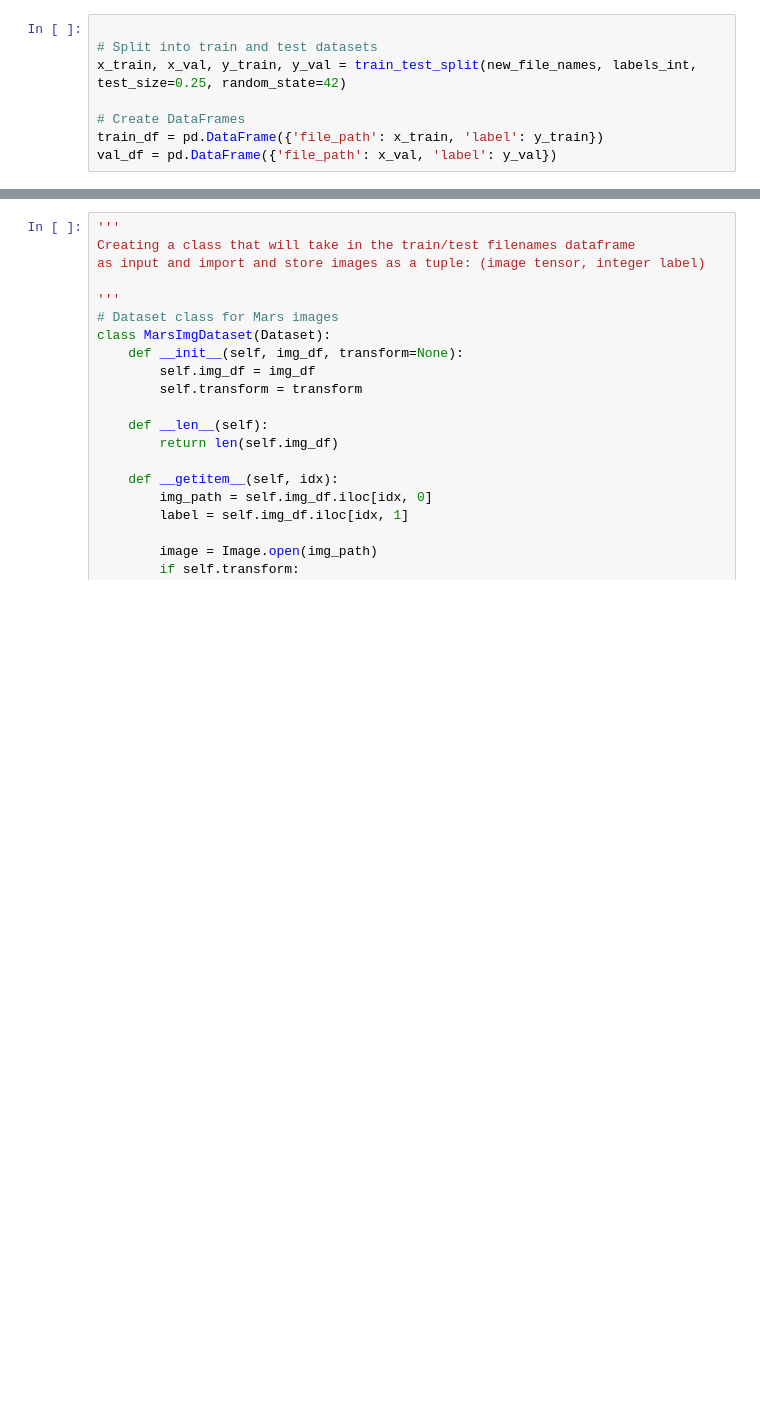
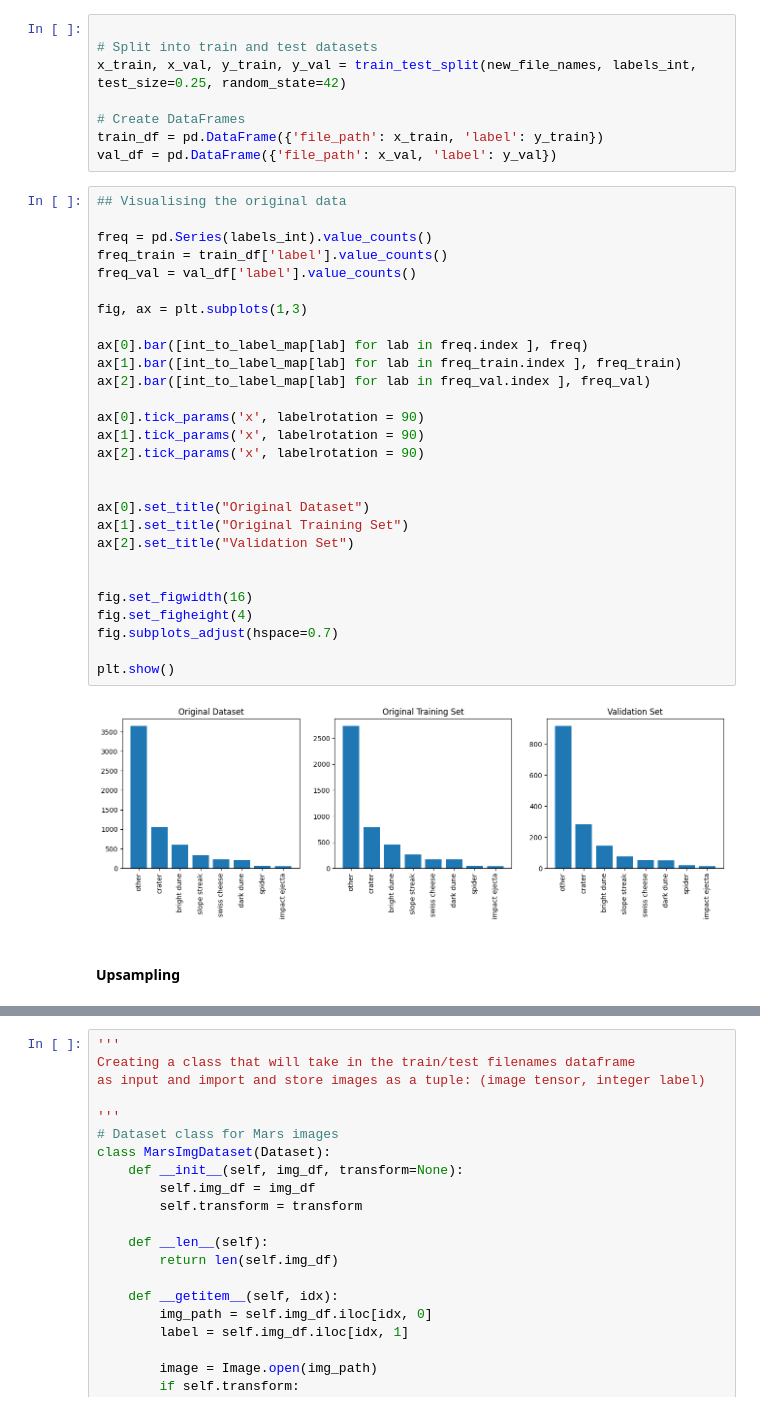
Before and after one commit to mannm2406/soi_auwaves_crue, a Jupyter notebook: training.ipynb, the cells around one changed output, grey strips where cells are left out. Cells and saved outputs as stored; diff of their text form; blank space fills up the shorter version.

```diff
--- a/training.ipynb
+++ b/training.ipynb
@@ -42,5 +49,37 @@ x_train, x_val, y_train, y_val = train_test_split(new_file_names, labels_int, te
 # Create DataFrames
 train_df = pd.DataFrame({'file_path': x_train, 'label': y_train})
 val_df = pd.DataFrame({'file_path': x_val, 'label': y_val})
+# %%
+## Visualising the original data
+
+freq = pd.Series(labels_int).value_counts()
+freq_train = train_df['label'].value_counts()
+freq_val = val_df['label'].value_counts()
+
+fig, ax = plt.subplots(1,3)
+
+ax[0].bar([int_to_label_map[lab] for lab in freq.index ], freq)
+ax[1].bar([int_to_label_map[lab] for lab in freq_train.index ], freq_train)
+ax[2].bar([int_to_label_map[lab] for lab in freq_val.index ], freq_val)
+
+ax[0].tick_params('x', labelrotation = 90)
+ax[1].tick_params('x', labelrotation = 90)
+ax[2].tick_params('x', labelrotation = 90)
+
+
+ax[0].set_title("Original Dataset")
+ax[1].set_title("Original Training Set")
+ax[2].set_title("Validation Set")
+
+
+fig.set_figwidth(16)
+fig.set_figheight(4)
+fig.subplots_adjust(hspace=0.7)
+
+plt.show()
+# %% [output]
+[figure, added]
+# %% [markdown]
+#### Upsampling
 # %%
 freq_df = train_df['label'].value_counts()
```
Also changed, not shown: parts of 23 cells of this notebook, 3 other files.
